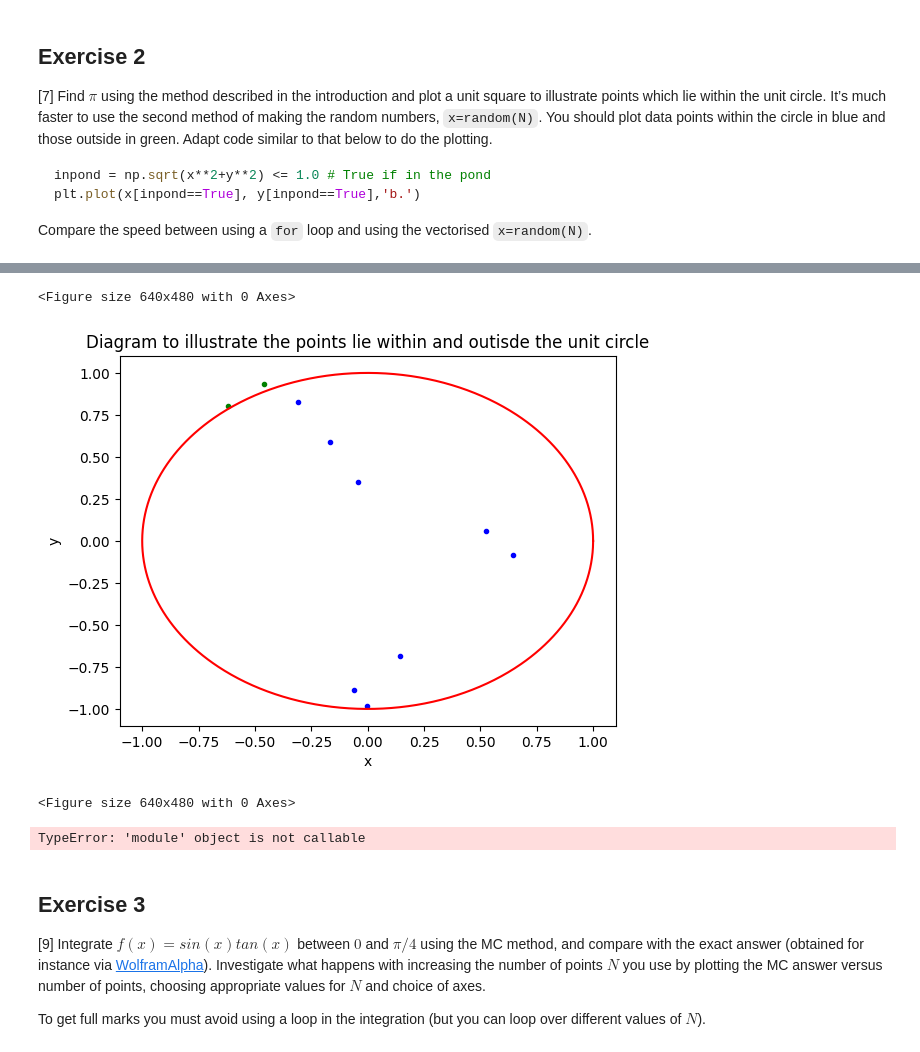
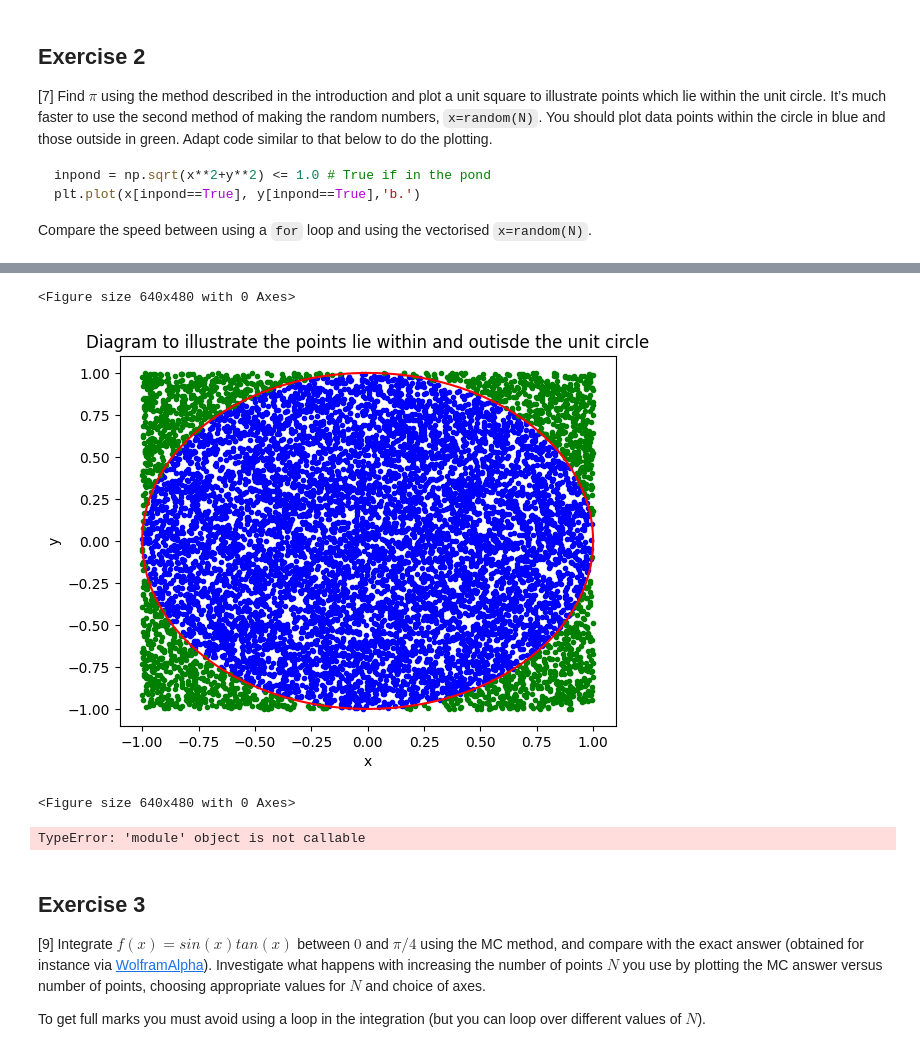
Before and after one commit to PX2145-2025/week-6-b-Anest-Cunliffe, a Jupyter notebook: Monte_Carlo.ipynb, the cells around one changed output, grey strips where cells are left out. Drawn from its saved outputs; the diff is of its cells as text; code cells hidden in the pictures.

```diff
--- a/Monte_Carlo.ipynb
+++ b/Monte_Carlo.ipynb
@@ -260,11 +257,13 @@ plt.plot(x[inpond==True], y[inpond==True],'b.')
 # %%
 %%time
 #time for vectorized N
-x,y=2*np.random.rand(2,N)-1 #generating a value for pi using random numbers
+N1=int(1e4)
+x,y=2*np.random.rand(2,N1)-1 #generating a value for pi using random numbers
 r=np.sqrt(x*x+y*y)
 n=np.sum(r <= 1.0)
-pi_est=(4*n/N)
-print('Approximate result for {} points: {}'.format(N,pi_est)) #printing estimated pi value
+pi_est=(4*n/N1)
+print('Approximate result for {} points: {}'.format(N1,pi_est)) #printing estimated pi value
+
 
 #equation for unit circle = x^2+y^2=1
 inpond = np.sqrt(x**2+y**2) <= 1.0 # True if in the pond
@@ -283,22 +282,17 @@ Wall time: 11.7 ms
 <Figure size 640x480 with 0 Axes>
-[figure, old version]
+[figure, new version]
 <Figure size 640x480 with 0 Axes>
-# %%
-from datetime import datetime
-from numpy.random import random, normal, seed
-startTime = datetime.now()
-N_t=int(1e7)
-n_t=0
-for i in range (N):
-    xt = 2*np.random()-1
-    yt = 2*np.random()-1
-    rt = np.sqrt(xt*xt+yt*yt)
-    if rt <= 1.0:
-        n_t+=1 # adds 1 to n
-print(4*n_t/N_t)
-print(datetime.now() - startTime)
-# %% [output]
-TypeError: 'module' object is not callable
+# %%
+from datetime import datetime
+startTime = datetime.now()
+
+x,y=2*np.random.rand(2,N)-1
+r=np.sqrt(x*x+y*y)
+n=np.sum(r <= 1.0)
+print(4*n/N)
+print(datetime.now() - startTime)
+# %% [output]
+TypeError: 'module' object is not callable
 # %% [markdown]
 ## Exercise 3
 
```
Also changed, not shown: parts of 11 cells of this notebook.
